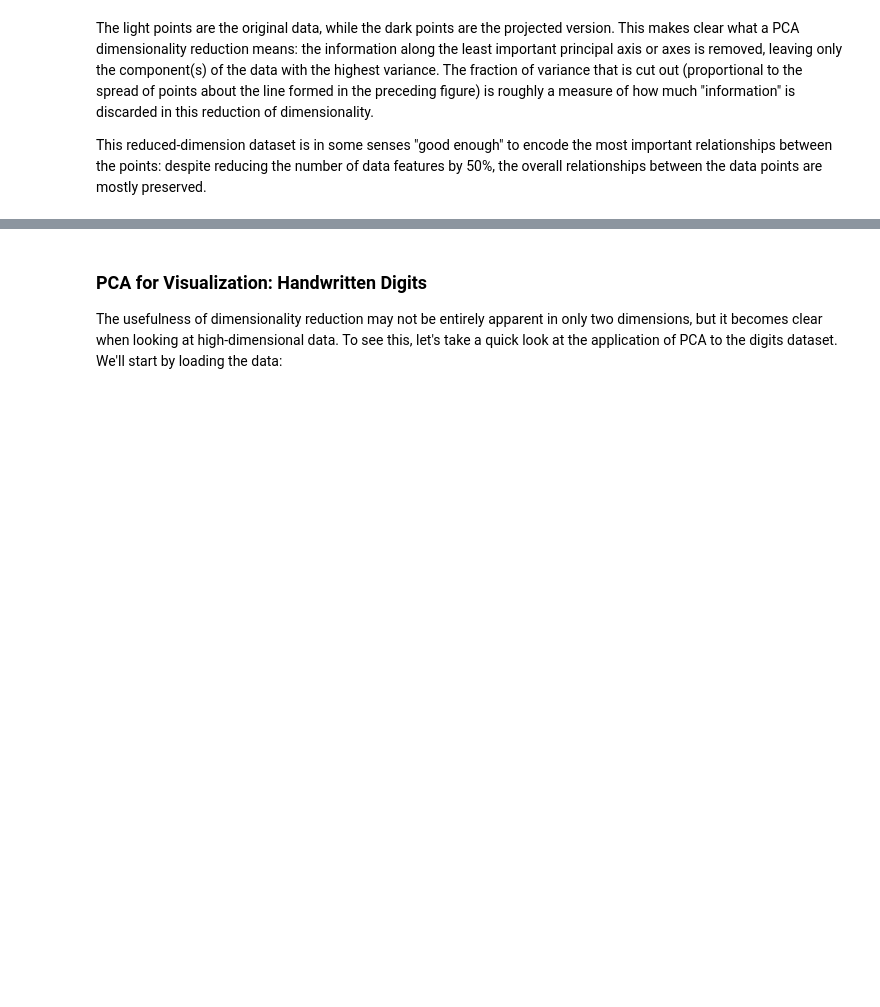
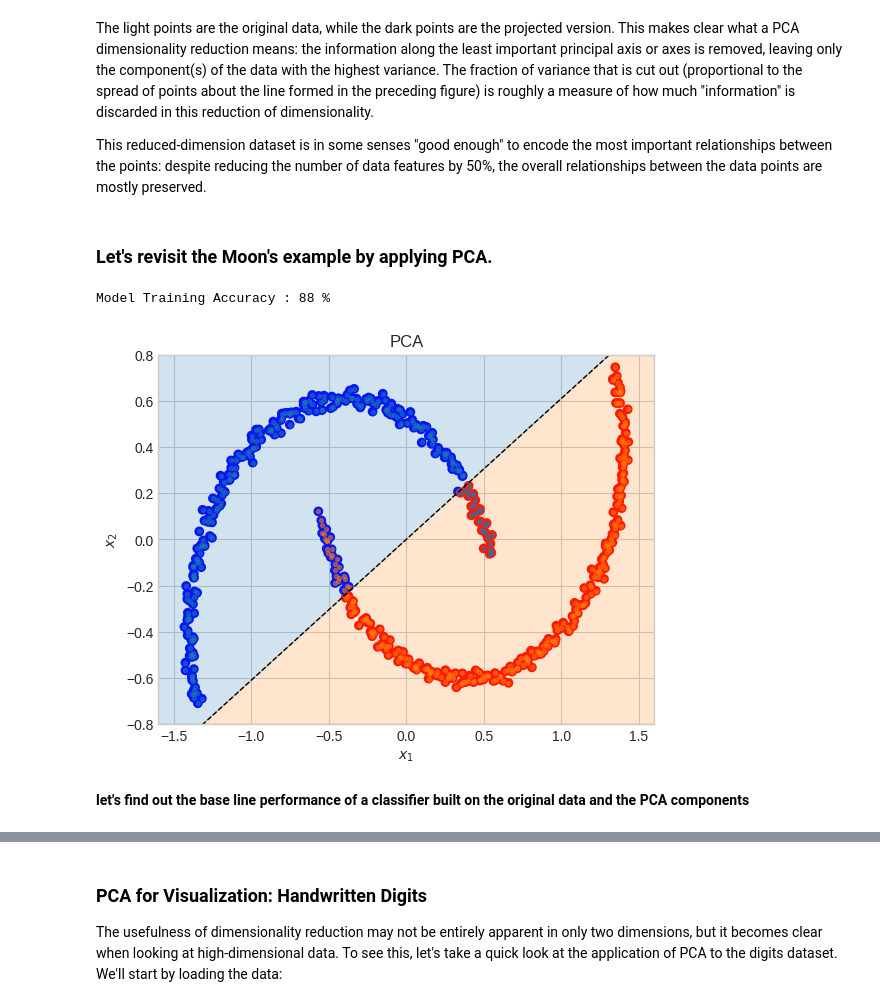
Before and after one commit to sudarsun/DA5401-2024, a Jupyter notebook: PCA.ipynb, the cells around one changed output, grey strips where cells are left out. Drawn from its saved outputs; the diff is of its cells as text; code cells hidden in the pictures; blank space fills up the shorter version.

```diff
--- a/PCA.ipynb
+++ b/PCA.ipynb
@@ -121,3 +176,48 @@ This makes clear what a PCA dimensionality reduction means: the information alon
 The fraction of variance that is cut out (proportional to the spread of points about the line formed in the preceding figure) is roughly a measure of how much "information" is discarded in this reduction of dimensionality.
 
 This reduced-dimension dataset is in some senses "good enough" to encode the most important relationships between the points: despite reducing the number of data features by 50%, the overall relationships between the data points are mostly preserved.
+# %% [markdown]
+### Let's revisit the Moon's example by applying PCA.
+# %%
+from sklearn.decomposition import PCA
+pca = PCA(n_components=2)
+X_pca = pca.fit_transform(X)
+
+plt.title("PCA")
+
+model = LogisticRegression()
+model.fit(X_pca, y)
+yhat = model.predict(X_pca)
+accuracy = int(100 * np.sum(y == yhat)/len(y))
+plt.scatter(X_pca[:, 0], X_pca[:, 1], c=yhat, cmap=colors.ListedColormap(["blue", "red"]), alpha=1)
+print("Model Training Accuracy :", accuracy, "%")
+
+# Retrieve the model parameters.
+b = model.intercept_[0]
+w1, w2 = model.coef_.T
+# Calculate the intercept and gradient of the decision boundary.
+c = -b/w2
+m = -w1/w2
+
+# Plot the data and the classification with the decision boundary.
+xmin, xmax = -1.6, 1.6
+ymin, ymax = -.8, .8
+xd = np.array([xmin, xmax])
+yd = m*xd + c
+plt.plot(xd, yd, 'k', lw=1, ls='--')
+plt.fill_between(xd, yd, ymin, color='tab:orange', alpha=0.2)
+plt.fill_between(xd, yd, ymax, color='tab:blue', alpha=0.2)
+
+plt.scatter(*X_pca[y==0].T, s=8, alpha=0.5)
+plt.scatter(*X_pca[y==1].T, s=8, alpha=0.5)
+plt.xlim(xmin, xmax)
+plt.ylim(ymin, ymax)
+plt.ylabel(r'$x_2$')
+plt.xlabel(r'$x_1$')
+
+plt.show()
+# %% [output]
+Model Training Accuracy : 88 %
+[figure, added]
+# %% [markdown]
+__let's find out the base line performance of a classifier built on the original data and the PCA components__
```
Also changed, not shown: parts of 13 cells of this notebook.
